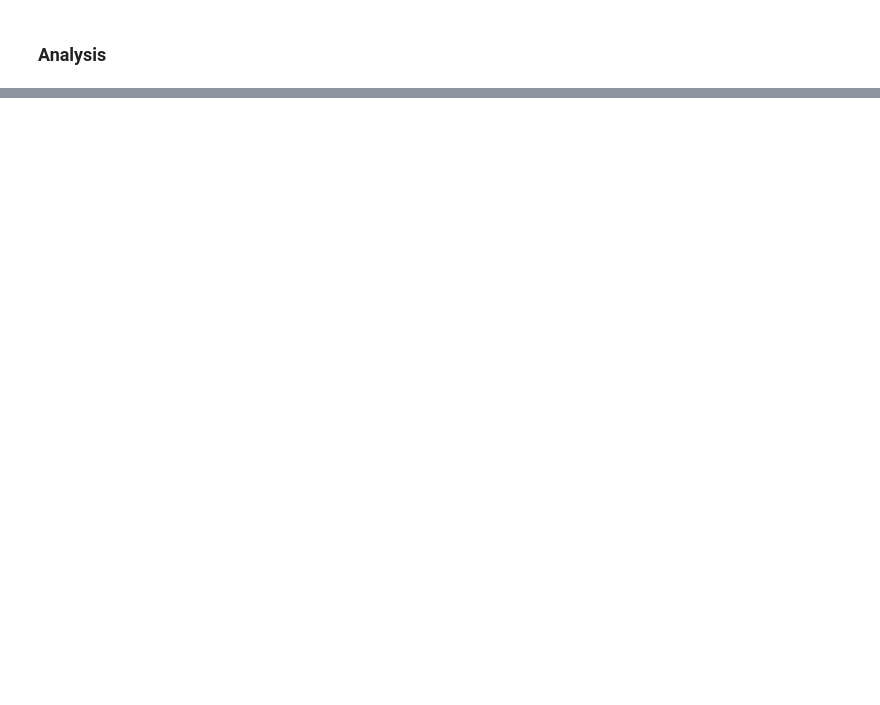
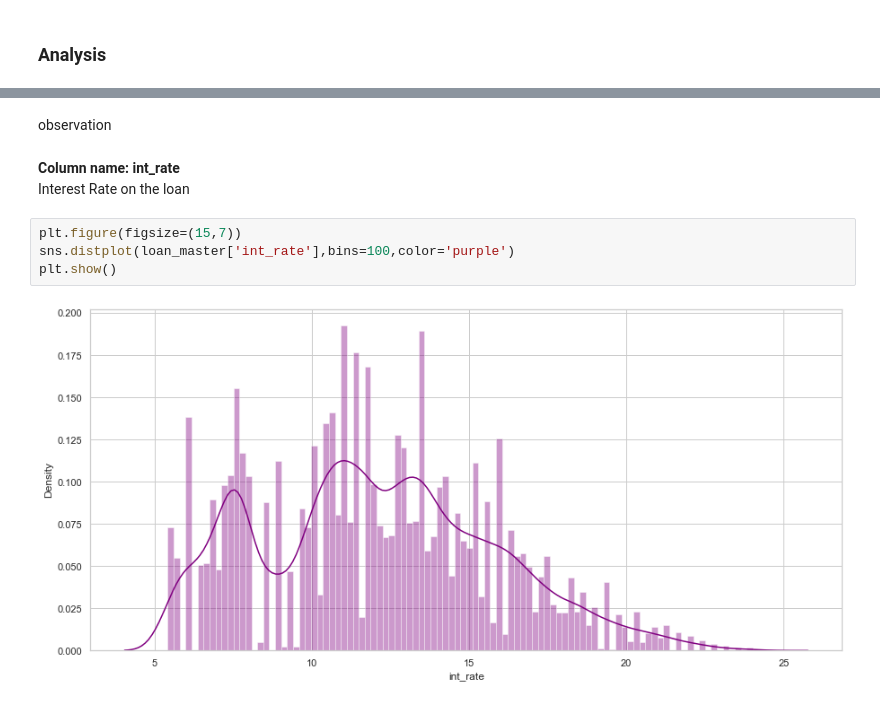
Before and after one commit to Utkarsh4610/LendingClub, a Jupyter notebook: LendingClubCaseStudy.ipynb, the cells around one changed output, grey strips where cells are left out. Cells and saved outputs as stored; diff of their text form; blank space fills up the shorter version.

```diff
--- a/LendingClubCaseStudy.ipynb
+++ b/LendingClubCaseStudy.ipynb
@@ -249,0 +480,11 @@ total acc
+# %% [markdown]
+observation
+# %% [markdown]
+**Column name: int_rate** <br>
+Interest Rate on the loan
+# %%
+plt.figure(figsize=(15,7))
+sns.distplot(loan_master['int_rate'],bins=100,color='purple')
+plt.show()
+# %% [output]
+[figure, added]
```
Also changed, not shown: parts of 114 cells of this notebook.
